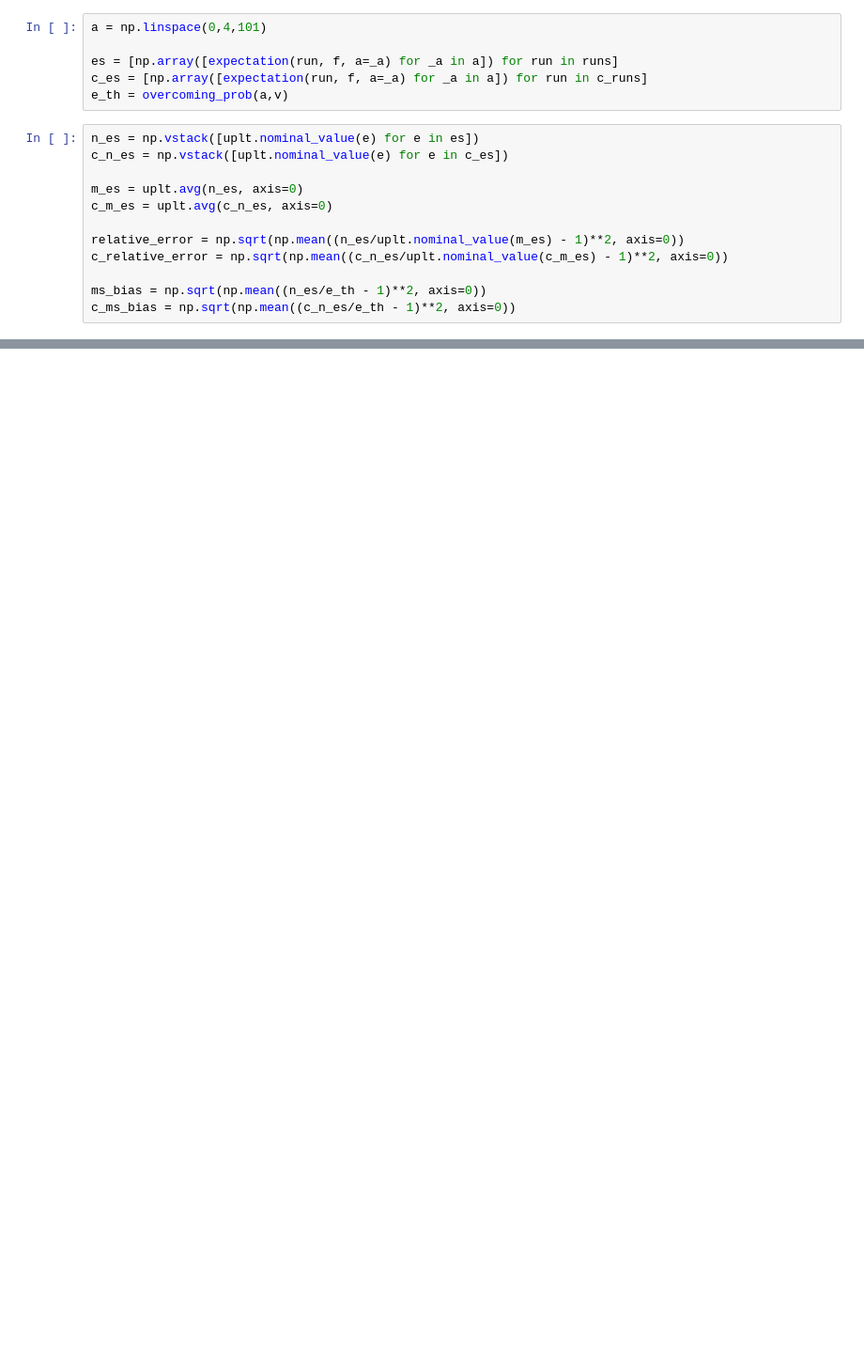
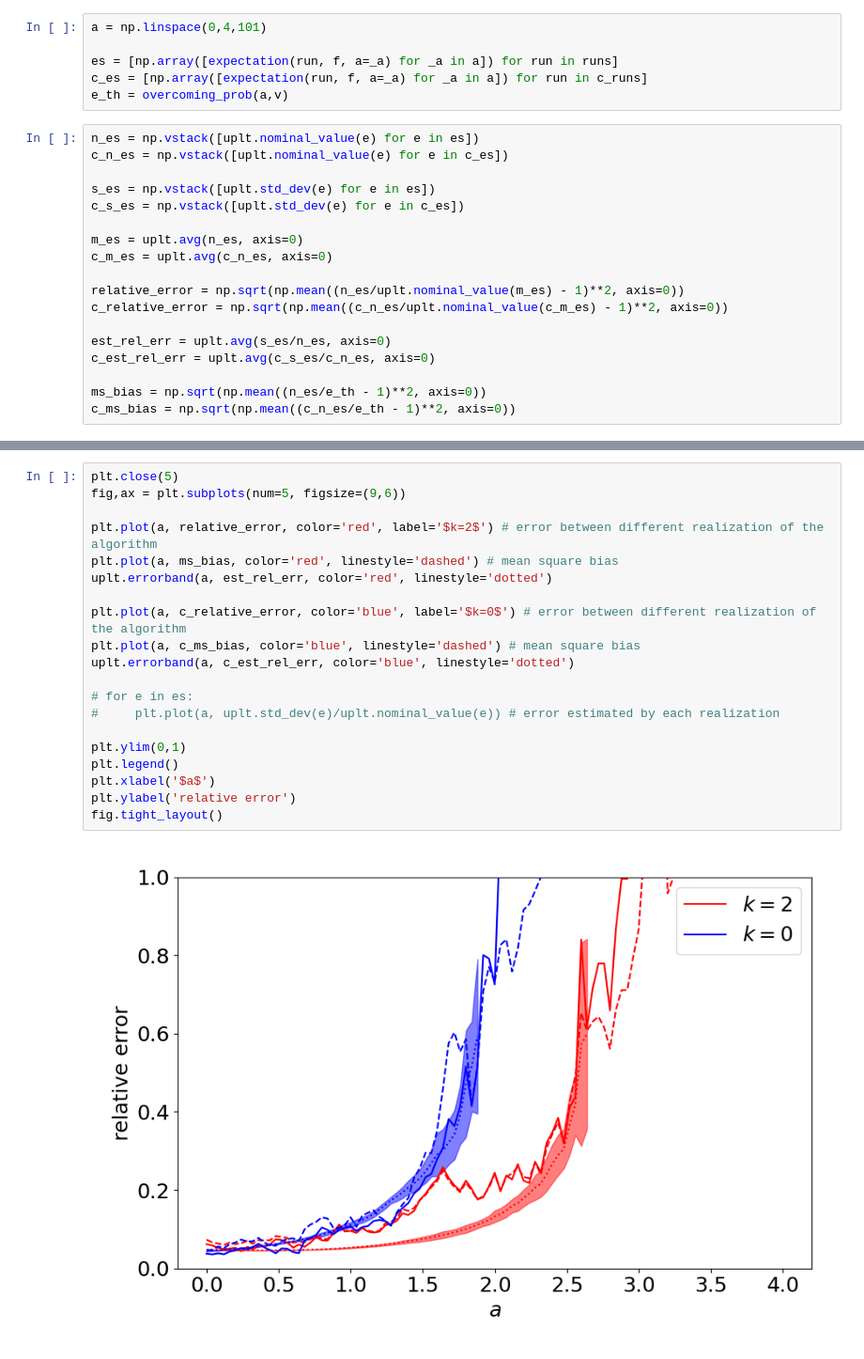
Before and after one commit to AlessandroLovo/REA-Veros, a Jupyter notebook: demo/benchmark.ipynb, the cells around one changed output, grey strips where cells are left out. Shown: that part at 94% size. Drawn from its saved outputs; the diff is of its cells as text; blank space fills up the shorter version.

```diff
--- a/demo/benchmark.ipynb
+++ b/demo/benchmark.ipynb
@@ -64,6 +67,9 @@ e_th = overcoming_prob(a,v)
 # %%
 n_es = np.vstack([uplt.nominal_value(e) for e in es])
 c_n_es = np.vstack([uplt.nominal_value(e) for e in c_es])
+
+s_es = np.vstack([uplt.std_dev(e) for e in es])
+c_s_es = np.vstack([uplt.std_dev(e) for e in c_es])
 
 m_es = uplt.avg(n_es, axis=0)
 c_m_es = uplt.avg(c_n_es, axis=0)
@@ -71,6 +77,9 @@ c_m_es = uplt.avg(c_n_es, axis=0)
 relative_error = np.sqrt(np.mean((n_es/uplt.nominal_value(m_es) - 1)**2, axis=0))
 c_relative_error = np.sqrt(np.mean((c_n_es/uplt.nominal_value(c_m_es) - 1)**2, axis=0))
 
+est_rel_err = uplt.avg(s_es/n_es, axis=0)
+c_est_rel_err = uplt.avg(c_s_es/c_n_es, axis=0)
+
 ms_bias = np.sqrt(np.mean((n_es/e_th - 1)**2, axis=0))
 c_ms_bias = np.sqrt(np.mean((c_n_es/e_th - 1)**2, axis=0))
 # %%
@@ -126,0 +136,22 @@ fig.tight_layout()
+# %%
+plt.close(5)
+fig,ax = plt.subplots(num=5, figsize=(9,6))
+
+plt.plot(a, relative_error, color='red', label='$k=2$') # error between different realization of the algorithm
+plt.plot(a, ms_bias, color='red', linestyle='dashed') # mean square bias
+uplt.errorband(a, est_rel_err, color='red', linestyle='dotted')
+
+plt.plot(a, c_relative_error, color='blue', label='$k=0$') # error between different realization of the algorithm
+plt.plot(a, c_ms_bias, color='blue', linestyle='dashed') # mean square bias
+uplt.errorband(a, c_est_rel_err, color='blue', linestyle='dotted')
+
+# for e in es:
+#     plt.plot(a, uplt.std_dev(e)/uplt.nominal_value(e)) # error estimated by each realization
+
+plt.ylim(0,1)
+plt.legend()
+plt.xlabel('$a$')
+plt.ylabel('relative error')
+fig.tight_layout()
+# %% [output]
+[figure, added]
```
Also changed, not shown: parts of 6 cells of this notebook, 1 other file.
